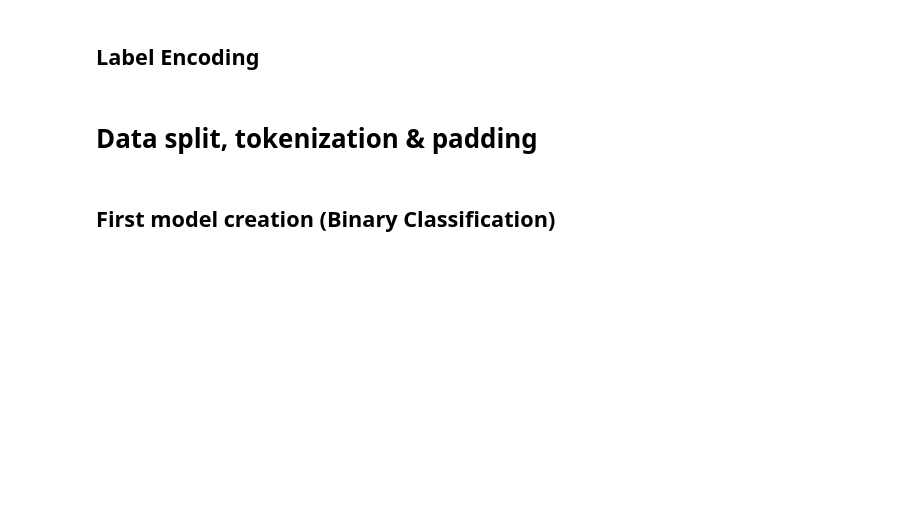
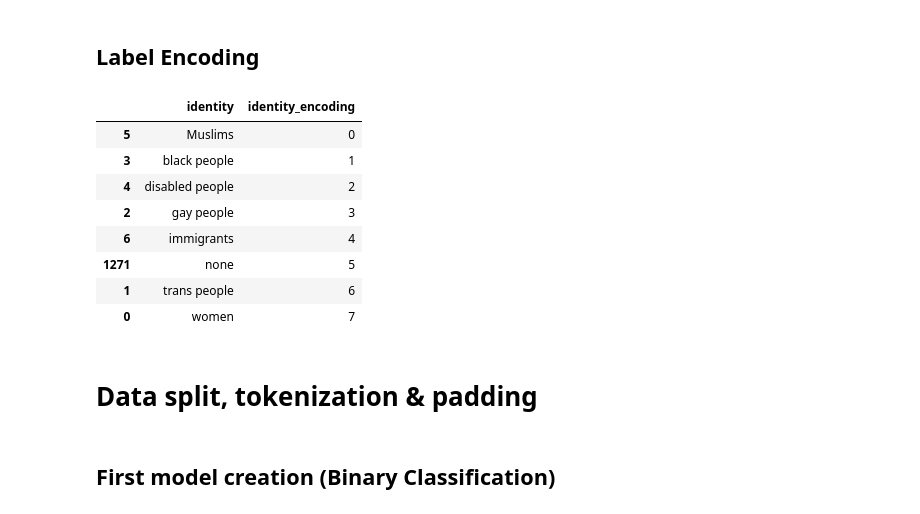
Before and after one commit to Danneftw1/Deep-Learning, a Jupyter notebook: Projekt/projekt.ipynb, the cells around one changed output. Saved outputs shown, nothing was run; the diff lists cells and outputs as text; code cells hidden in the pictures; blank space fills up the shorter version.

```diff
--- a/Projekt/projekt.ipynb
+++ b/Projekt/projekt.ipynb
@@ -424,0 +406,15 @@ Modellen måste kunna först avgöra om texten är hatisk eller inte, sedan ska
+# %%
+nltk_stopwords = stopwords.words("english")  # set language stopwords
+
+def remove_stopwords_from_df(df: DataFrame) -> str:
+    words = df.split()  # only sentences - split makes each row list of words
+    filtered_words = [
+        word for word in words if word.lower() not in nltk_stopwords
+    ]  # keep words that arent in stopword list
+    filtered_sentence = " ".join(filtered_words)  # list -> string again
+    return filtered_sentence
+
+
+df["text"] = df["text"].apply(
+    remove_stopwords_from_df
+)  # each replaced with filtered sentence
@@ -425,5 +435,21 @@ Modellen måste kunna först avgöra om texten är hatisk eller inte, sedan ska
 # %% [markdown]
 ## Label Encoding
+# %%
+df["identity_encoding"] = df["identity"].astype("category").cat.codes
+
+df_unique_encodings = df.drop_duplicates(["identity", "identity_encoding"])
+df_unique_encodings = df_unique_encodings.drop(columns=["text", "label"])
+df_unique_encodings.sort_values(by=["identity_encoding"])
+# %% [output]
+|  | identity | identity_encoding |
+| 5 | Muslims | 0 |
+| 3 | black people | 1 |
+| 4 | disabled people | 2 |
+| 2 | gay people | 3 |
+| 6 | immigrants | 4 |
+| 1271 | none | 5 |
+| 1 | trans people | 6 |
+| 0 | women | 7 |
 # %% [markdown]
 # Data split, tokenization & padding
 # %%
```
Also changed, not shown: parts of 24 cells of this notebook, 1 other file.
